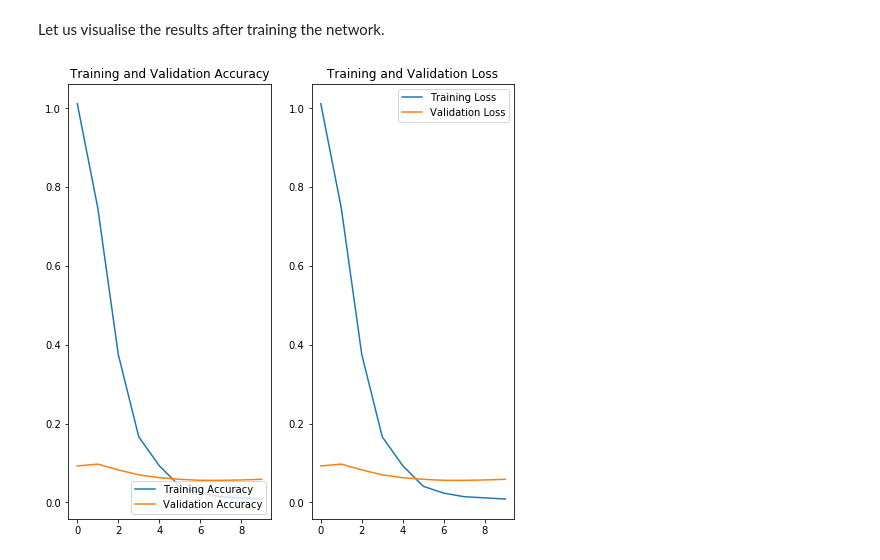
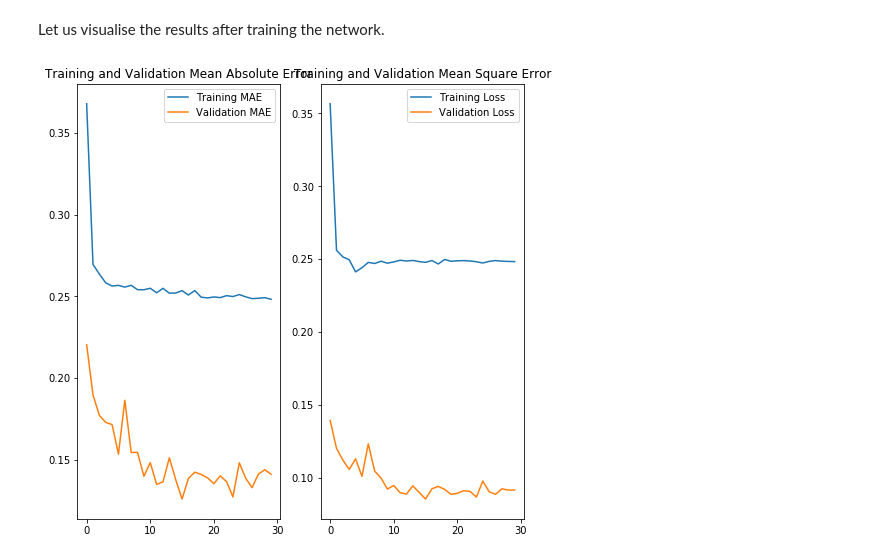
Before and after one commit to naman-mehta/predict_steering_angle, a Jupyter notebook: selfdriving.ipynb, the cells around one changed output. Drawn from its saved outputs; the diff is of its cells as text; code cells hidden in the pictures.

```diff
--- a/selfdriving.ipynb
+++ b/selfdriving.ipynb
@@ -109,8 +113,8 @@ for image, label in labeled_ds.take(1):
 
 #WE CAN SPLIT THE DATASET HERE OR DURING CALL FOR TRAINING
 #split the dataset in 80:20 ratio
-train = labeled_ds.take(TOTAL_SIZE_DATASET*0.8))
-test = labeled_ds.skip(TOTAL_SIZE_DATASET*0.8))
+train = labeled_ds.take(int(TOTAL_SIZE_DATASET*0.8))
+test = labeled_ds.skip(int(TOTAL_SIZE_DATASET*0.8))
 # %% [output]
 Tensor specification (TensorSpec(shape=(66, 200, 3), dtype=tf.float32, name=None), TensorSpec(shape=(), dtype=tf.float32, name=None))
 Image shape:  (66, 200, 3)
@@ -123,10 +127,11 @@ BATCH_SIZE = 100
 
 def show_batch(image_batch, label_batch):
   plt.figure(figsize=(10,10))
-  for n in range(25):
-      ax = plt.subplot(5,5,n+1)
-      plt.imshow(image_batch[n])
-      plt.title(label_batch[n])
+  for n in range(10):
+      ax = plt.subplot(5,2,n+1)
+      i=(n+n*20)%100
+      plt.imshow(image_batch[i])
+      plt.title(label_batch[i])
       plt.axis('off')
 
 
@@ -141,8 +146,7 @@ def prepare_for_training(ds, cache=True):
       ds = ds.cache()
   # Repeat forever
   ds = ds.repeat()
-
-  ds = ds.batch(1000)
+  ds = ds.batch(BATCH_SIZE)
 
   # `prefetch` lets the dataset fetch batches in the background while the model
   # is training.
@@ -150,19 +154,14 @@ def prepare_for_training(ds, cache=True):
 
   return ds
 
-
+print("Training and testing dataset")
 train_ds = prepare_for_training(train)
-print("Training and testing dataset")
+#load a batch from train_ds to tuple train_images, train_labels
 train_images, train_labels = next(iter(train_ds))
-
 show_batch(train_images.numpy(), train_labels.numpy())
 
-print("chek1")
-
 test_ds = prepare_for_training(test)
-print("chek2")
 test_images, test_labels = next(iter(test_ds))
-
 show_batch(test_images.numpy(), test_labels.numpy())
 # %% [output]
 Training and testing dataset
@@ -304,27 +323,27 @@ print("Restored model, accuracy: {:5.2f}%".format(100*acc)
 # %% [markdown]
 Let us visualise the results after training the network.
 # %%
-epochs=10
-acc = history.history['mse']
-val_acc = history.history['val_mse']
+# epochs=10
+mae = history.history['mae']
+val_mae = history.history['val_mae']
 
 loss = history.history['loss']
 val_loss = history.history['val_loss']
 
-epochs_range = range(epochs)
+epochs_range = range(EPOCHS)
 
 plt.figure(figsize=(8, 8))
 plt.subplot(1, 2, 1)
-plt.plot(epochs_range, acc, label='Training Accuracy')
-plt.plot(epochs_range, val_acc, label='Validation Accuracy')
-plt.legend(loc='lower right')
-plt.title('Training and Validation Accuracy')
+plt.plot(epochs_range, mae, label='Training MAE')
+plt.plot(epochs_range, val_mae, label='Validation MAE')
+plt.legend(loc='upper right')
+plt.title('Training and Validation Mean Absolute Error')
 
 plt.subplot(1, 2, 2)
 plt.plot(epochs_range, loss, label='Training Loss')
 plt.plot(epochs_range, val_loss, label='Validation Loss')
 plt.legend(loc='upper right')
-plt.title('Training and Validation Loss')
+plt.title('Training and Validation Mean Square Error')
 plt.show()
 # %% [output]
-[figure, old version]
+[figure, new version]
```
Also changed, not shown: parts of 11 cells of this notebook.
